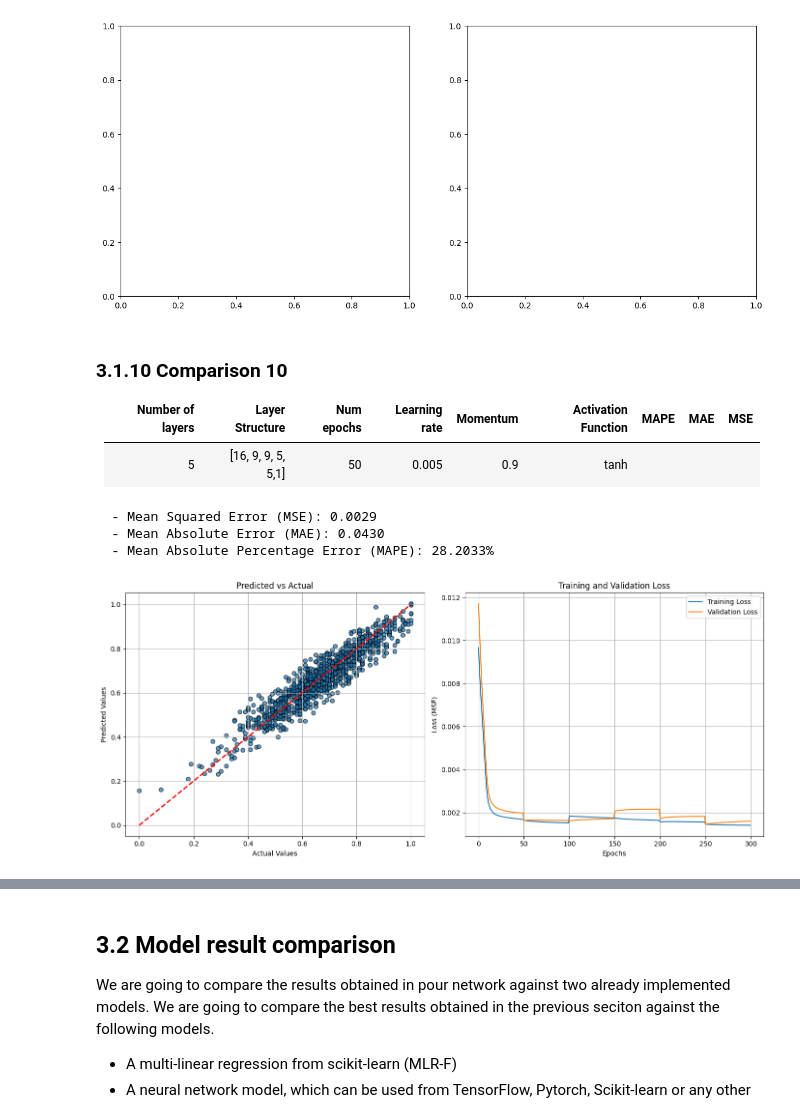
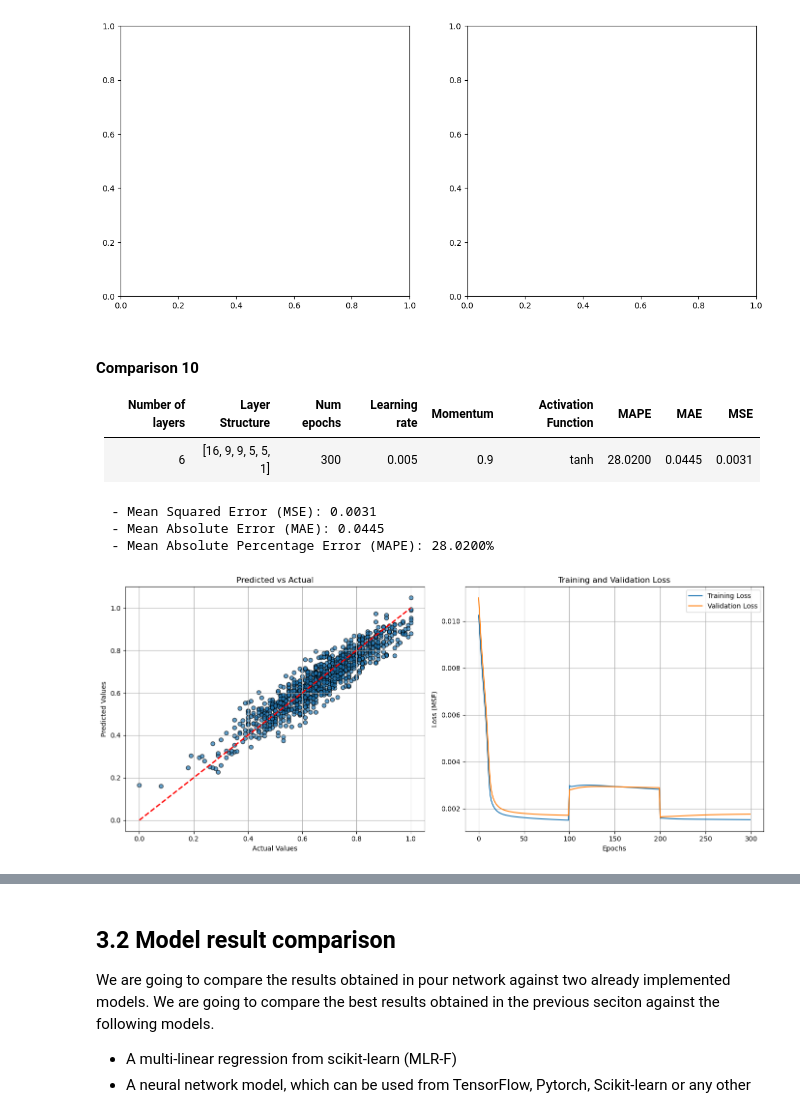
Before and after one commit to Danie1Arias/A1-DanielArias-BeatrizEnriquez, a Jupyter notebook: A1_DanielArias_BeatrizEnriquez.ipynb, the cells around one changed output, grey strips where cells are left out. Saved outputs shown, nothing was run; the diff lists cells and outputs as text; code cells hidden in the pictures.

```diff
--- a/A1_DanielArias_BeatrizEnriquez.ipynb
+++ b/A1_DanielArias_BeatrizEnriquez.ipynb
@@ -687,11 +814,11 @@ plt.show()
 ValueError: Input contains NaN.
 [figure]
 # %% [markdown]
-### 3.1.10 Comparison 10
+#### Comparison 10
 
 | Number of layers | Layer Structure | Num epochs | Learning rate | Momentum | Activation Function | MAPE | MAE | MSE |
 |---|---|---|---|---|---|---|---|---|
-|5|[16, 9, 9, 5, 5,1]|50|0.005|0.9|tanh||||
+|6|[16, 9, 9, 5, 5, 1]|300|0.005|0.9|tanh|28.0200|0.0445|0.0031|
 # %%
 import NeuralNet as NN
 from sklearn.metrics import mean_squared_error, mean_absolute_error
@@ -708,11 +835,11 @@ y = y.to_numpy()
 layers10 = [len(df_encoded_scaled.columns) - 1, 9, 9, 5, 5, 1]
 
 # Neural Network Hyperparameters
-epochs10 = 50
+epochs10 = 100
 learning_rate10 = 0.005
-fact10 = ''
+fact10 = 'tanh'
 momentum10 = 0.9
-n_splits10 = 6
+n_splits10 = 3
 
 nn10 = NN.NeuralNet(layers10, epochs10, learning_rate10, momentum10, fact10, n_splits10)
 nn10.fit(X, y)
@@ -722,34 +849,34 @@ training_loss10, validation_loss10 = nn10.loss_epochs()
 fig, axes = plt.subplots(1, 2, figsize=(14, 6))
 
 mse10 = mean_squared_error(y, y_pred10)
 mae10 = mean_absolute_error(y, y_pred10)
 mape10 = np.mean(np.abs((y - y_pred10) / np.where(y == 0, 1, y))) * 100
 
 print(f"  - Mean Squared Error (MSE): {mse10:.4f}")
 print(f"  - Mean Absolute Error (MAE): {mae10:.4f}")
 print(f"  - Mean Absolute Percentage Error (MAPE): {mape10:.4f}%")
 
 # 1. Predicted vs Actual
 axes[0].scatter(y, y_pred10, alpha=0.7, edgecolors='k')
 axes[0].plot([y.min(), y.max()], [y.min(), y.max()], 'r--', lw=2)
 axes[0].set_title('Predicted vs Actual')
 axes[0].set_xlabel('Actual Values')
 axes[0].set_ylabel('Predicted Values')
 axes[0].grid(True)
 
 # 2. Training and Validation Loss over Epochs
 axes[1].plot(training_loss10, label='Training Loss')
 axes[1].plot(validation_loss10, label='Validation Loss')
 axes[1].set_title('Training and Validation Loss')
 axes[1].set_xlabel('Epochs')
 axes[1].set_ylabel('Loss (MSE)')
 axes[1].legend()
 axes[1].grid(True)
 
 plt.tight_layout()
 plt.show()
 # %% [output]
-  - Mean Squared Error (MSE): 0.0029
-  - Mean Absolute Error (MAE): 0.0430
-  - Mean Absolute Percentage Error (MAPE): 28.2033%
+  - Mean Squared Error (MSE): 0.0031
+  - Mean Absolute Error (MAE): 0.0445
+  - Mean Absolute Percentage Error (MAPE): 28.0200%
-[figure, old version]
+[figure, new version]
```
Also changed, not shown: parts of 40 cells of this notebook, 1 other file.
